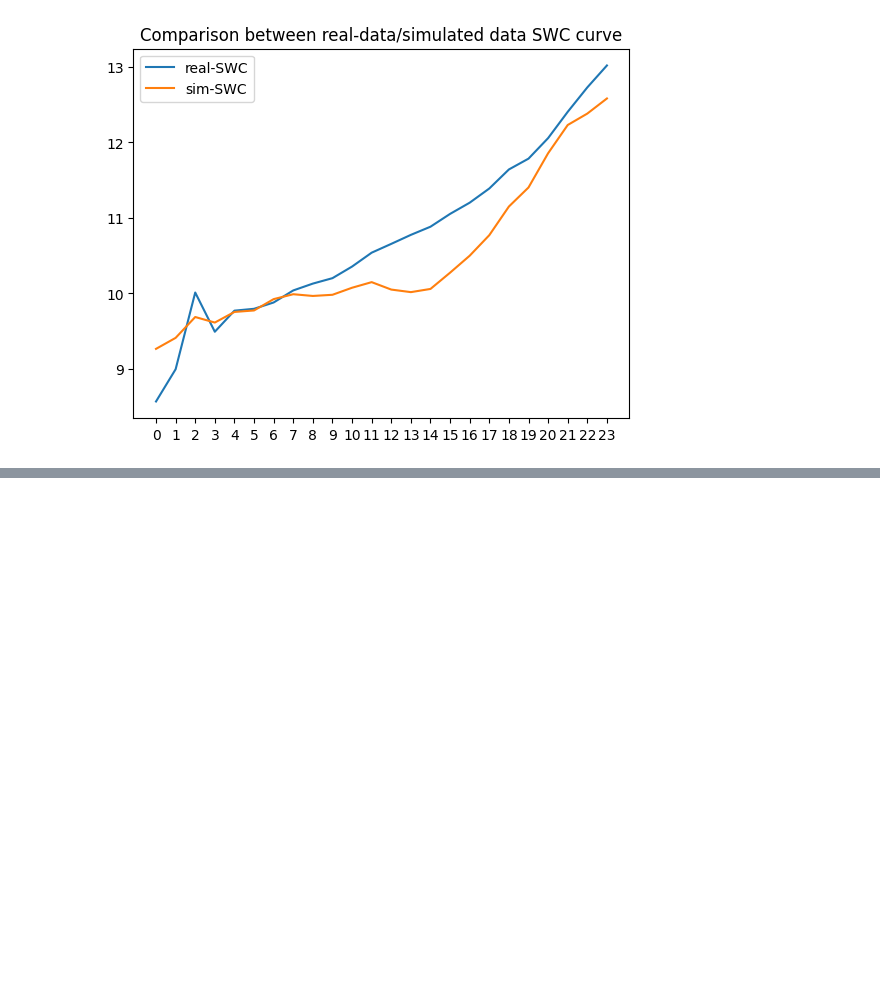
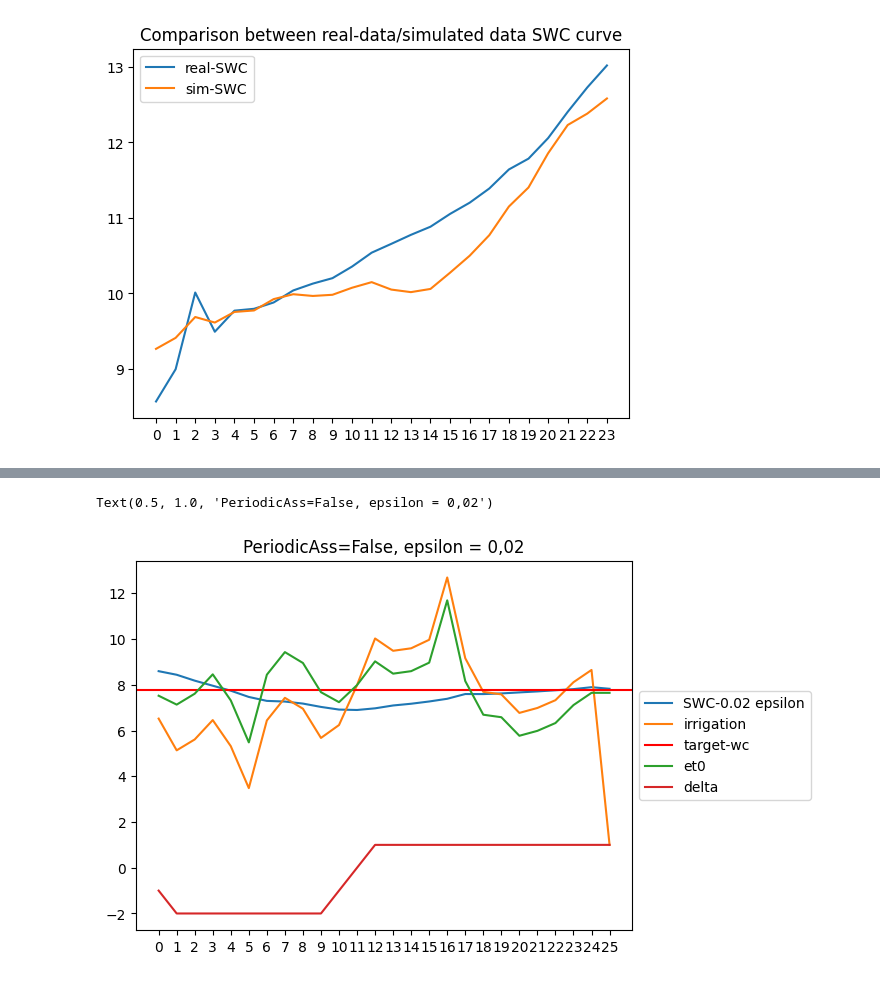
Before and after one commit to josephgiovanelli/et0_calculation, a Jupyter notebook: notebook.ipynb, the cells around one changed output, grey strips where cells are left out. Saved outputs shown, nothing was run; the diff lists cells and outputs as text; code cells hidden in the pictures; blank space fills up the shorter version.

```diff
--- a/notebook.ipynb
+++ b/notebook.ipynb
@@ -430,0 +338,28 @@ Ogni giorno dobbiamo
+# %%
+def print_functions(groundtruth_path,wc_path,ir_path):
+    groundtruth_timestamp = 1658606400
+    groundtruth = pd.read_csv(groundtruth_path)
+    groundtruth = groundtruth.loc[groundtruth['timestamp'] == groundtruth_timestamp].drop(columns=['timestamp']).mean(axis=1).apply(lambda x: x*soil_density*soil_volume)
+    wc = pd.read_csv(wc_path)
+    wc['timestamp'] = wc['timestamp'].apply(lambda x: datetime.fromtimestamp(x+7200).day-6)
+    wc = wc.groupby('timestamp').mean().mean(axis=1).apply(lambda x: x*soil_density*soil_volume).rename('SWC').to_frame()
+    ir = pd.read_csv(ir_path)
+    ir['timestamp'] = ir['timestamp'].apply(lambda x : datetime.fromtimestamp(x).day)
+    ir = ir.groupby(ir['timestamp'], as_index=False).sum()
+    return wc,ir,groundtruth
+# %%
+#Observed grountruth
+
+wc,ir,groundtruth = print_functions('/home/data/interp_obs/water_content.csv','/home/data/sim/obsGroundtruth/002/outputWaterContent.csv','/home/data/sim/obsGroundtruth/002/scheduledIrrigation.csv')
+delta =  [-1.0, -2.0, -2.0, -2.0, -2.0, -2.0, -2.0, -2.0, -2.0, -2.0, -1.0, 0.0, 1.0, 1.0, 1.0, 1.0, 1.0, 1.0, 1.0, 1.0, 1.0, 1.0, 1.0, 1.0, 1.0, 1.0]
+plt.xticks(range(len(wc.index)))
+plt.plot(wc.index, wc['SWC'], label='SWC-0.02 epsilon')
+plt.plot(ir.index, ir['irrigation'], label='irrigation')
+plt.axhline(y=groundtruth.iloc[0], color='r', linestyle='-',label='target-wc')
+plt.plot(ir.index,et0,label="et0")
+plt.plot(ir.index,delta,label="delta")
+plt.legend(loc='center left', bbox_to_anchor=(1, 0.5))
+plt.title('PeriodicAss=False, epsilon = 0,02')
+# %% [output]
+Text(0.5, 1.0, 'PeriodicAss=False, epsilon = 0,02')
+[figure, added]
```
Also changed, not shown: parts of 15 cells of this notebook, 25 other files.
